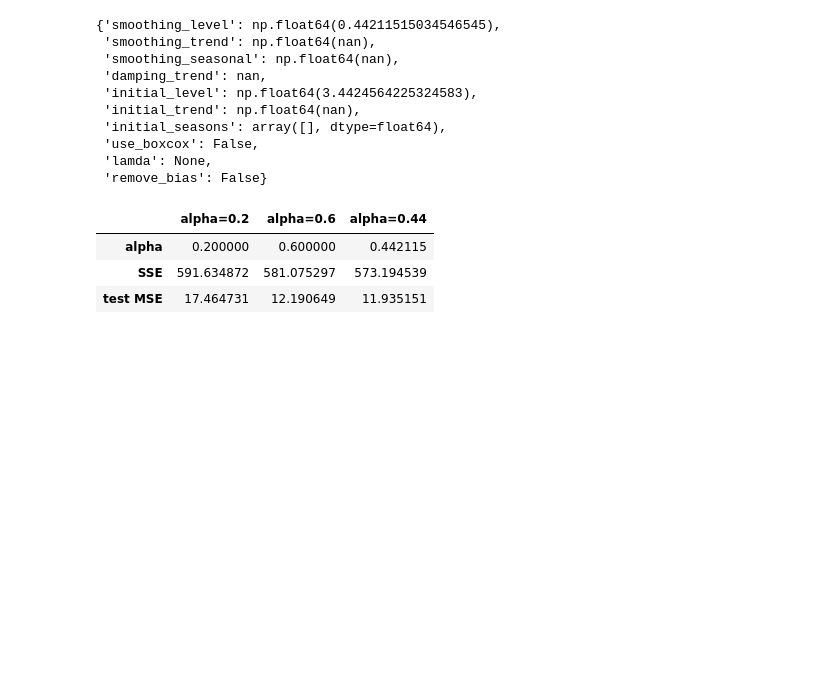
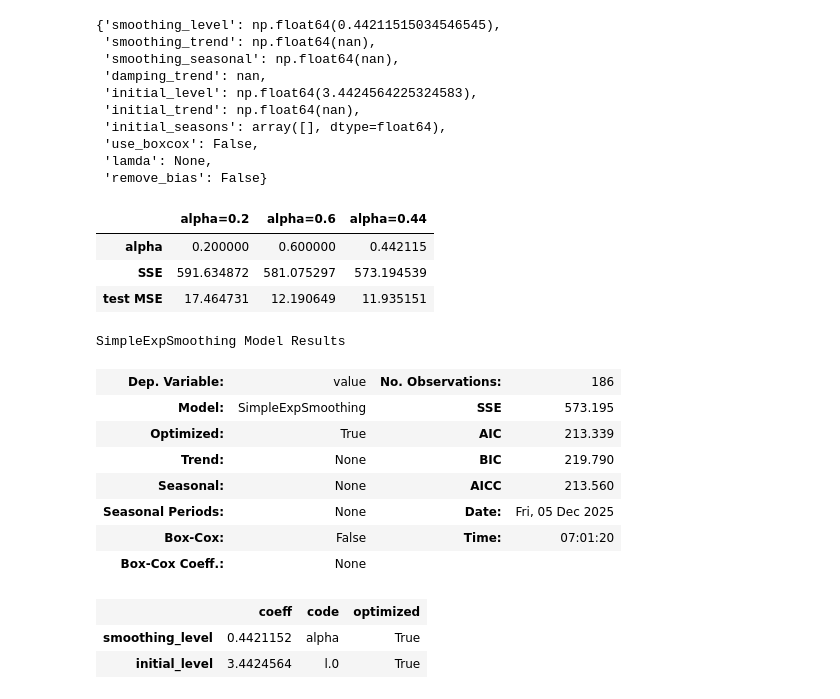
Before and after one commit to Grashch/Data-science, a Jupyter notebook: time_series.ipynb, the cells around one changed output. Drawn from its saved outputs; the diff is of its cells as text; code cells hidden in the pictures; blank space fills up the shorter version.

```diff
--- a/time_series.ipynb
+++ b/time_series.ipynb
@@ -147,3 +147,18 @@ results
 | alpha | 0.200000 | 0.600000 | 0.442115 |
 | SSE | 591.634872 | 581.075297 | 573.194539 |
 | test MSE | 17.464731 | 12.190649 | 11.935151 |
+# %%
+fit3.summary()
+# %% [output]
+SimpleExpSmoothing Model Results
+| Dep. Variable: | value | No. Observations: | 186 |
+| Model: | SimpleExpSmoothing | SSE | 573.195 |
+| Optimized: | True | AIC | 213.339 |
+| Trend: | None | BIC | 219.790 |
+| Seasonal: | None | AICC | 213.560 |
+| Seasonal Periods: | None | Date: | Fri, 05 Dec 2025 |
+| Box-Cox: | False | Time: | 07:01:20 |
+| Box-Cox Coeff.: | None |  |  |
+|  | coeff | code | optimized |
+| smoothing_level | 0.4421152 | alpha | True |
+| initial_level | 3.4424564 | l.0 | True |
```
Also changed, not shown: parts of 1 cell of this notebook.
